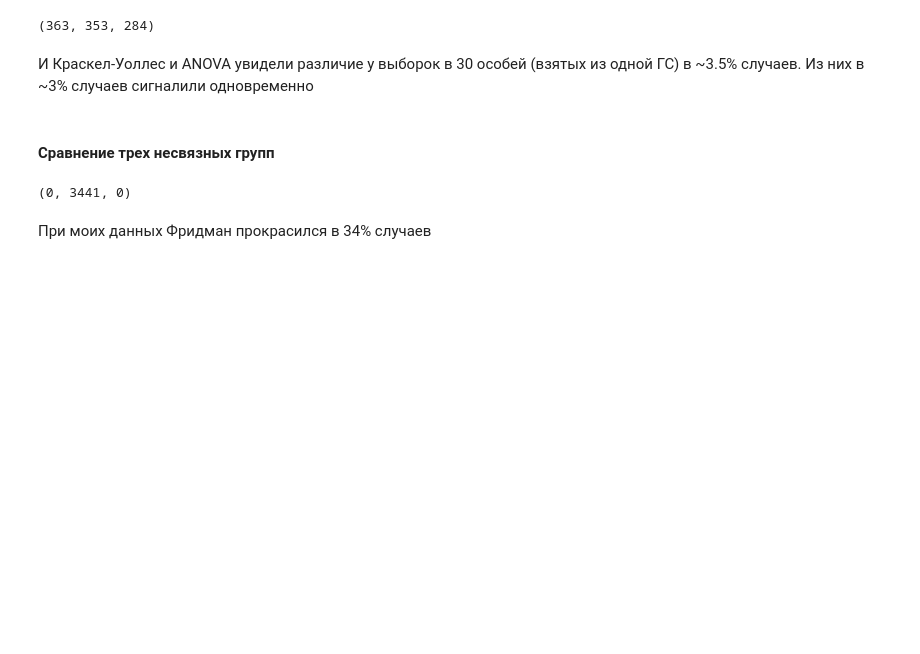
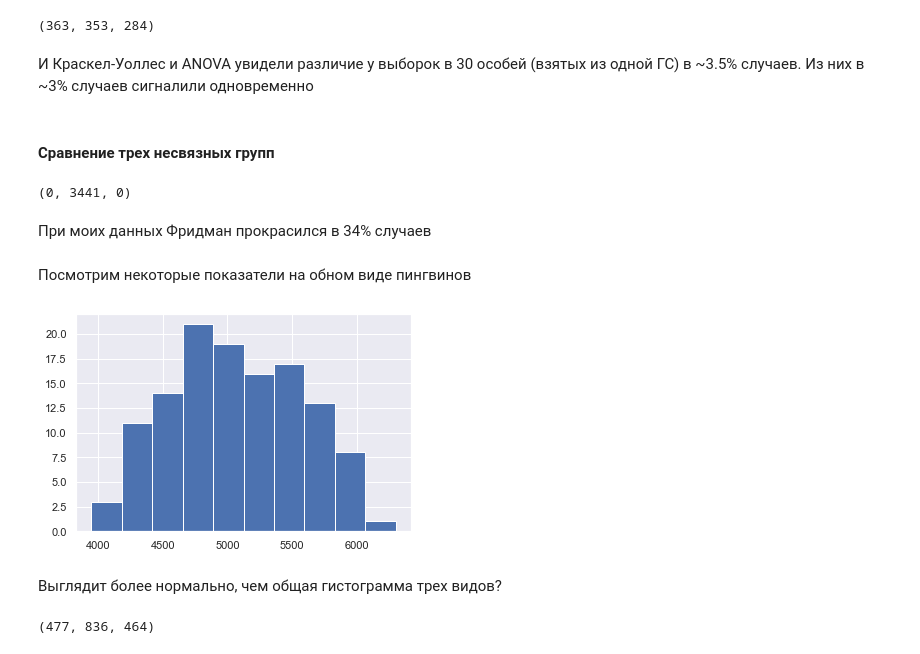
Before and after one commit to gbrs/ipython_notebook_probes, a Jupyter notebook: Probe.ipynb, the cells around one changed output. Saved outputs shown, nothing was run; the diff lists cells and outputs as text; code cells hidden in the pictures; blank space fills up the shorter version.

```diff
--- a/Probe.ipynb
+++ b/Probe.ipynb
@@ -1319,3 +1340,32 @@ an_count, fm_count, anfm_count
 (0, 3441, 0)
 # %% [markdown]
 При моих данных Фридман прокрасился в 34% случаев
+# %% [markdown]
+Посмотрим некоторые показатели на обном виде пингвинов
+# %%
+bmg = df[df.species == 'Gentoo'].body_mass_g.dropna()
+# %%
+bmg.hist();
+# %% [output]
+[figure, added]
+# %% [markdown]
+Выглядит более нормально, чем общая гистограмма трех видов?
+# %%
+N = 5
+tt_count = 0
+mw_count = 0
+ttmw_count = 0
+for _ in range(10000):
+    bmg1 = bmg.sample(N)
+    bmg2 = bmg.sample(N)
+    tt = sps.ttest_ind(bmg1, bmg2)[1]
+    mw = sps.mannwhitneyu(bmg1, bmg2)[1]
+    if tt < 0.05:
+        tt_count += 1
+    if mw < 0.05:
+        mw_count += 1
+    if tt < 0.05 and mw < 0.05:
+        ttmw_count += 1
+tt_count, mw_count, ttmw_count
+# %% [output]
+(477, 836, 464)
```
Also changed, not shown: parts of 26 cells of this notebook.
